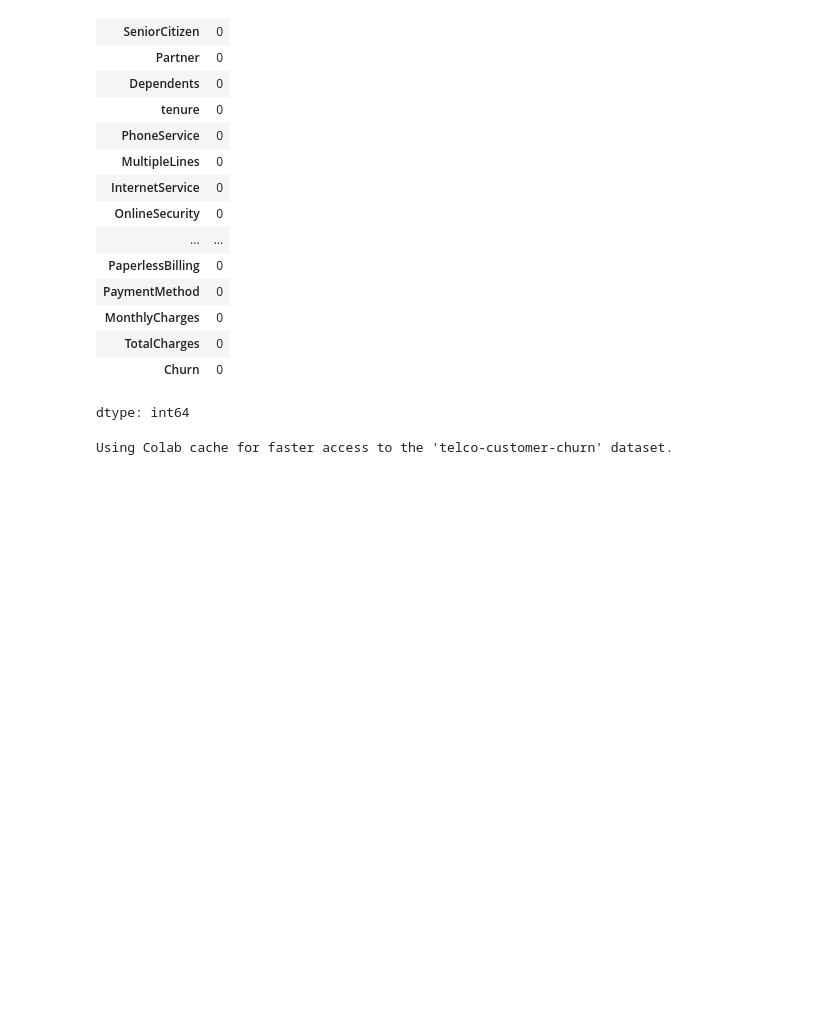
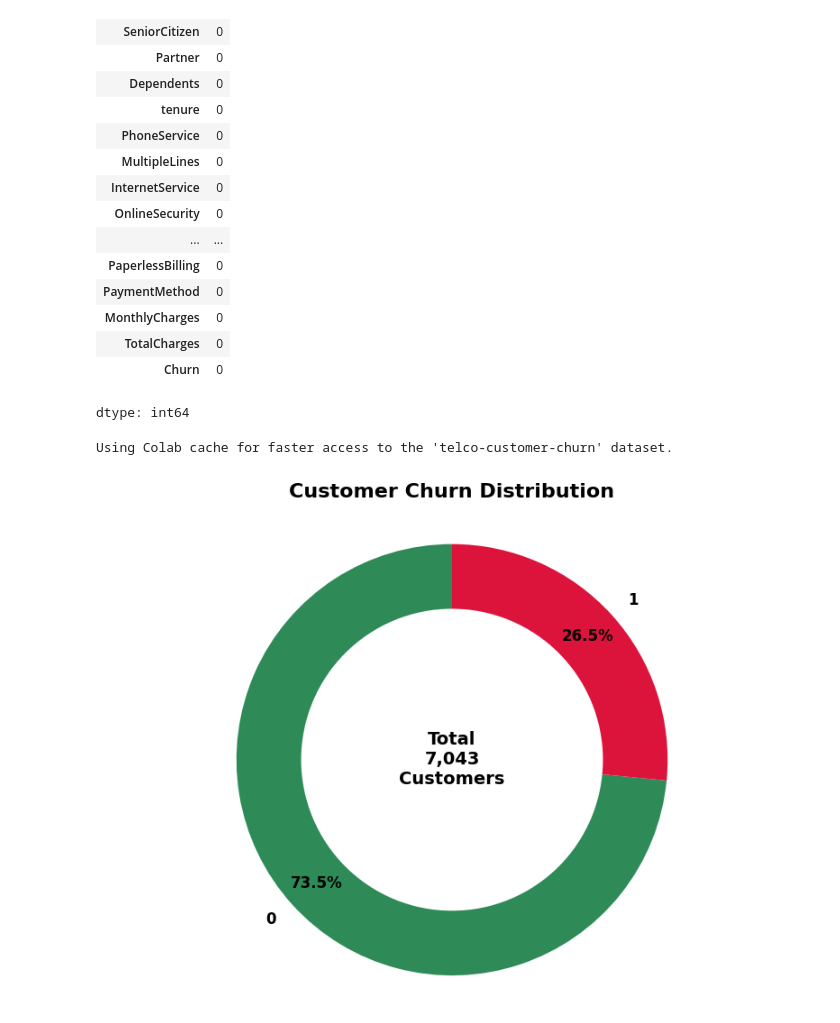
Before and after one commit to grifithraj/Customer-Churn-Prediction, a Jupyter notebook: churn_analysis.ipynb, the cells around one changed output. Cells and saved outputs as stored; diff of their text form; code cells hidden in the pictures; blank space fills up the shorter version.

Commit message:
Customer Churn Distribution chart and Confusion Metrix  of balanced and unbalanced

```diff
--- a/churn_analysis.ipynb
+++ b/churn_analysis.ipynb
@@ -120,0 +137,28 @@ X_test = scaler.transform(X_test)
+# %%
+
+plt.figure(figsize=(8, 6))
+churn_counts = df['Churn'].value_counts()
+colors = ['#2E8B57', '#DC143C']
+wedges, texts, autotexts = plt.pie(churn_counts.values,
+                                   labels=churn_counts.index,
+                                   colors=colors,
+                                   autopct='%1.1f%%',
+                                   startangle=90,
+                                   pctdistance=0.85,
+                                   textprops={'fontsize': 12, 'fontweight': 'bold'})
+
+
+centre_circle = plt.Circle((0,0), 0.70, fc='white')
+fig = plt.gcf()
+fig.gca().add_artist(centre_circle)
+
+total_customers = len(df)
+plt.text(0, 0, f'Total\n{total_customers:,}\nCustomers',
+         ha='center', va='center', fontsize=14, fontweight='bold')
+
+plt.title('Customer Churn Distribution', fontsize=16, fontweight='bold', pad=20)
+plt.axis('equal')
+plt.tight_layout()
+plt.show()
+# %% [output]
+[figure, added]
```
Also changed, not shown: parts of 4 cells of this notebook.
